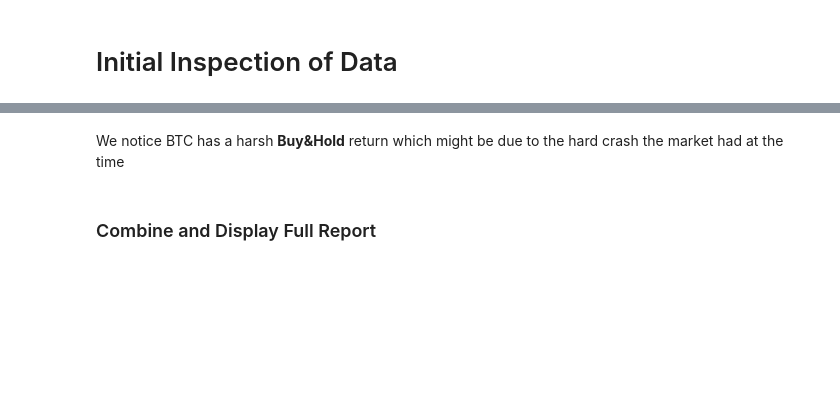
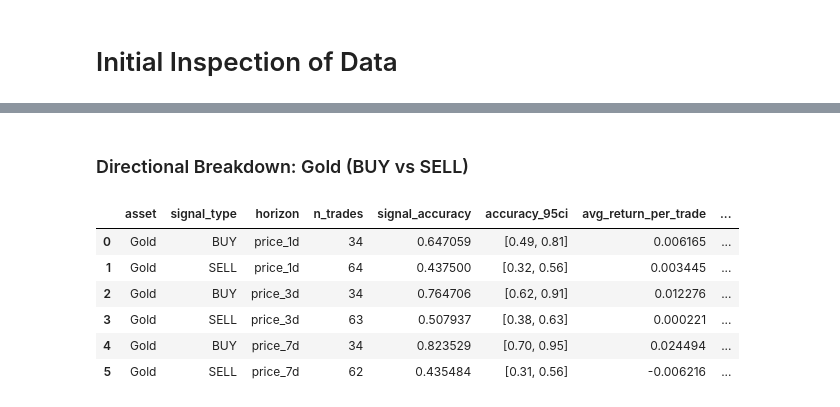
Before and after one commit to Ali-HusseinData/Investment-Signal-bot, a Jupyter notebook: backtesting/analysis/Investment_Signal_bot.ipynb, the cells around one changed output, grey strips where cells are left out. Drawn from its saved outputs; the diff is of its cells as text; code cells hidden in the pictures; blank space fills up the shorter version.

```diff
--- a/backtesting/analysis/Investment_Signal_bot.ipynb
+++ b/backtesting/analysis/Investment_Signal_bot.ipynb
@@ -153,4 +296,0 @@ display(btc_report)
-# %% [markdown]
-We notice BTC has a harsh **Buy&Hold** return which might be due to the hard crash the market had at the time
-# %% [markdown]
-### Combine and Display Full Report
@@ -159,0 +297,13 @@ display(full_report)
+# %% [markdown]
+### Directional Breakdown: Gold (BUY vs SELL)
+# %%
+gold_breakdown = run_direction_breakdown(gold_df, "Gold")
+display(gold_breakdown)
+# %% [output]
+|  | asset | signal_type | horizon | n_trades | signal_accuracy | accuracy_95ci | avg_return_per_trade | ... |
+| 0 | Gold | BUY | price_1d | 34 | 0.647059 | [0.49, 0.81] | 0.006165 | ... |
+| 1 | Gold | SELL | price_1d | 64 | 0.437500 | [0.32, 0.56] | 0.003445 | ... |
+| 2 | Gold | BUY | price_3d | 34 | 0.764706 | [0.62, 0.91] | 0.012276 | ... |
+| 3 | Gold | SELL | price_3d | 63 | 0.507937 | [0.38, 0.63] | 0.000221 | ... |
+| 4 | Gold | BUY | price_7d | 34 | 0.823529 | [0.70, 0.95] | 0.024494 | ... |
+| 5 | Gold | SELL | price_7d | 62 | 0.435484 | [0.31, 0.56] | -0.006216 | ... |
```
Also changed, not shown: parts of 29 cells of this notebook.
